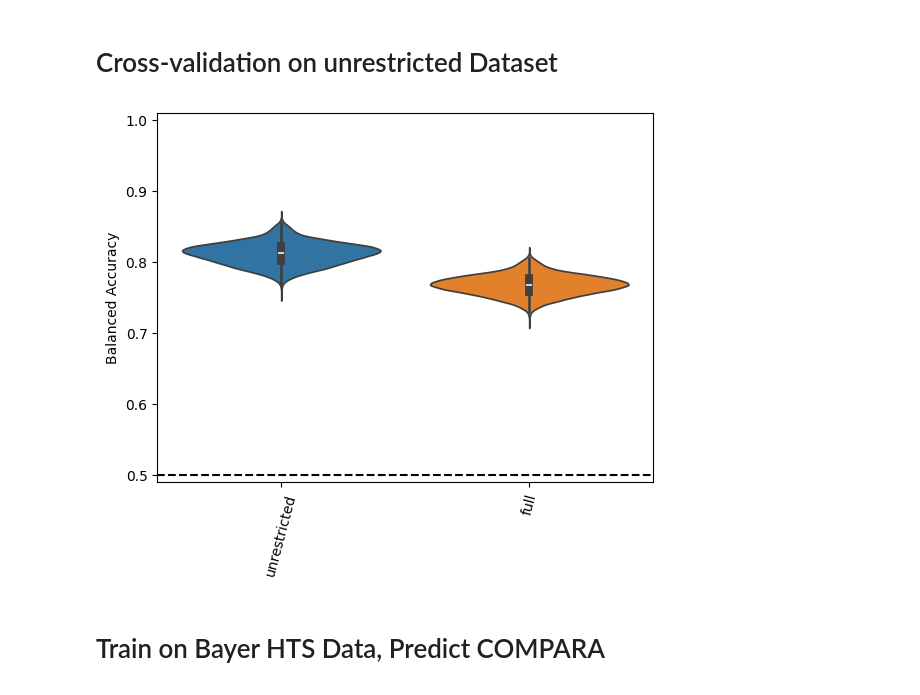
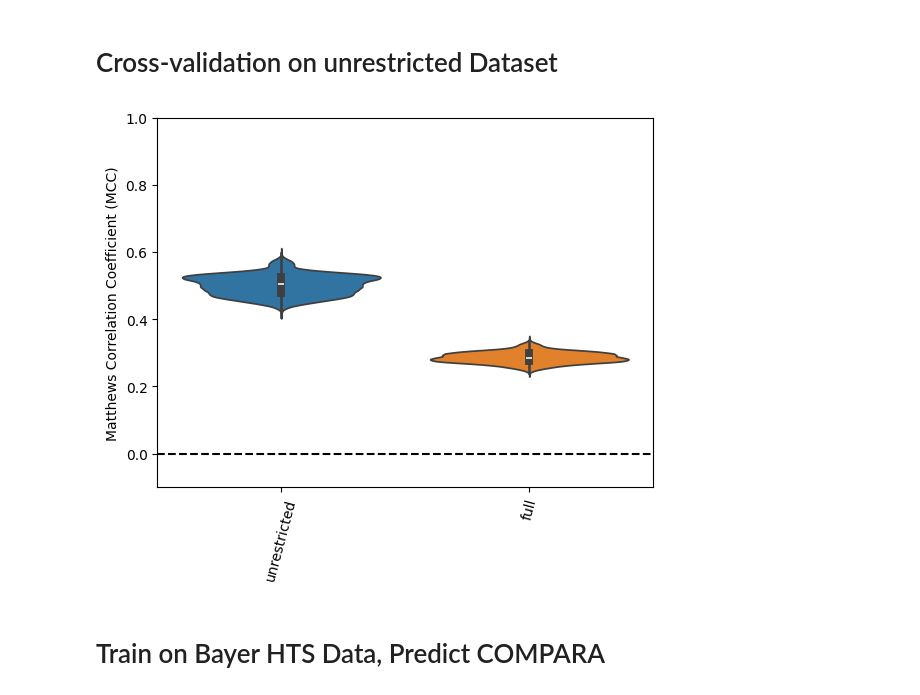
Before and after one commit to niklastoetsch/CS-SMol-AndroR-model-publication, a Jupyter notebook: compara_predictions_and_CV_for_unrestricted_dataset.ipynb, the cells around one changed output. Saved outputs shown, nothing was run; the diff lists cells and outputs as text; code cells hidden in the pictures.

```diff
--- a/compara_predictions_and_CV_for_unrestricted_dataset.ipynb
+++ b/compara_predictions_and_CV_for_unrestricted_dataset.ipynb
@@ -36,7 +39,8 @@ groups = utils.get_cluster_assignments_from_fps(fps, 0.65, chunk_size=5000)
 splits_rdkit_descriptors_unrestricted, pipelines_rdkit_descriptors_unrestricted = ml.run_or_retrieve_from_disc(
     X=rdkit_descriptors_pub,
     y=andror_df_pub["final class"],
-    groups=groups,
+    # groups=groups,
+    groups=None,
     training_name="RDKit_descriptors_unrestricted",
 )
 # %%
@@ -45,7 +49,8 @@ CV_unrestricted = CV(splits_rdkit_descriptors_unrestricted)
 splits_rdkit_descriptors, pipelines_rdkit_descriptors = ml.run_or_retrieve_from_disc(
     X=rdkit_descriptors,
     y=andror_df_all["final class"],
-    groups=groups,
+    # groups=groups,
+    groups=None,
     training_name="RDKit_descriptors",
 )
 # %%
@@ -58,8 +58,8 @@ from sklearn.metrics import confusion_matrix
 # %%
-comparison_df = {}
+comparison_df_CV = {}
 
 label_threshold = 0.5
-sel_metric = "balanced accuracy"
+sel_metric = "MCC"
 sample_size_posterior = 10000
 prior = 1
 
@@ -88,37 +88,40 @@ for feature_list, cv in data_dict.items():
             curr_samples = tnr_samples
         elif sel_metric == "TPR":
             curr_samples = tpr_samples
         elif sel_metric == "PPV":
             curr_samples = ppv_samples
         metric_estimates += list(curr_samples)
-    comparison_df[feature_list] = metric_estimates
+    comparison_df_CV[feature_list] = metric_estimates
 
-comparison_df = pd.DataFrame(comparison_df)
+comparison_df_CV = pd.DataFrame(comparison_df_CV)
 
-sns.violinplot(comparison_df)
+sns.violinplot(comparison_df_CV)
 # rotate xlabels
 plt.xticks(rotation=75)
 
 if sel_metric == "MCC":
     plt.ylim(-0.1, 1.)
     plt.axhline(0., color='k', linestyle='--')
     plt.ylabel(f"Matthews Correlation Coefficient (MCC)")
 elif sel_metric == "balanced accuracy":
     plt.ylim(0.49, 1.01)
     plt.axhline(0.5, color='k', linestyle='--')
     plt.ylabel(f"Balanced Accuracy")
 elif sel_metric == "NPV":
     plt.ylim(0.95, 1.0)
     plt.ylabel(f"Negative Predictive Value (NPV)")
 elif sel_metric == "PPV":
     plt.ylabel(f"Positive Predictive Value (PPV)")
 elif sel_metric == "TPR":
     plt.ylabel(f"True Positive Rate (TPR)")
 elif sel_metric == "TNR":
     plt.ylim(0.4, 1.0)
     plt.ylabel(f"True Negative Rate (TNR)")
+
+
+comparison_df_CV.to_csv(f"CV_bayesian_{sel_metric}_estimates.csv")
 # %% [output]
-[figure, old version]
+[figure, new version]
 # %% [markdown]
 # Train on Bayer HTS Data, Predict COMPARA
 # %%
```
Also changed, not shown: parts of 43 cells of this notebook.
